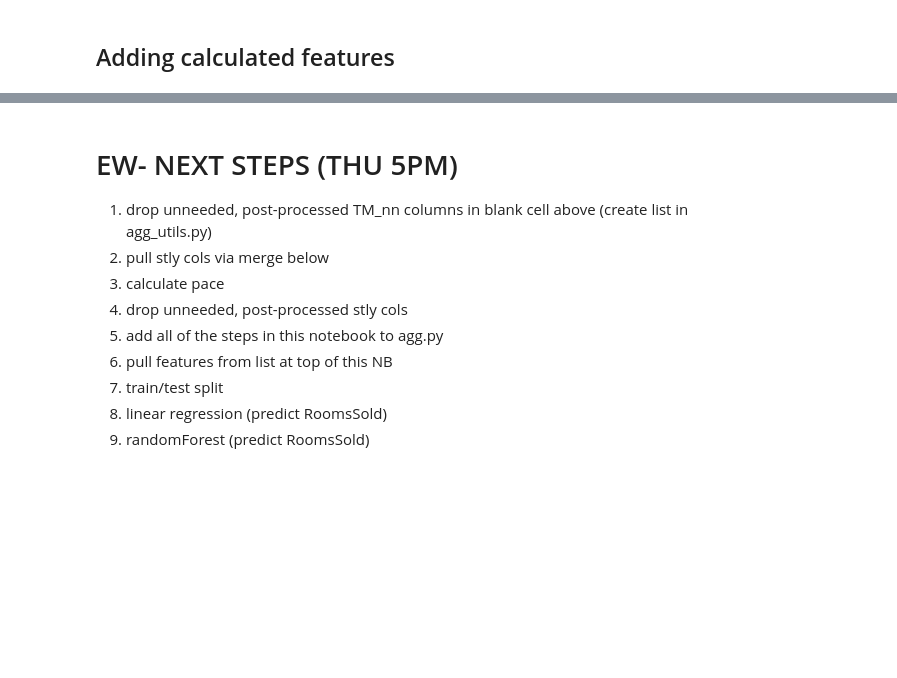
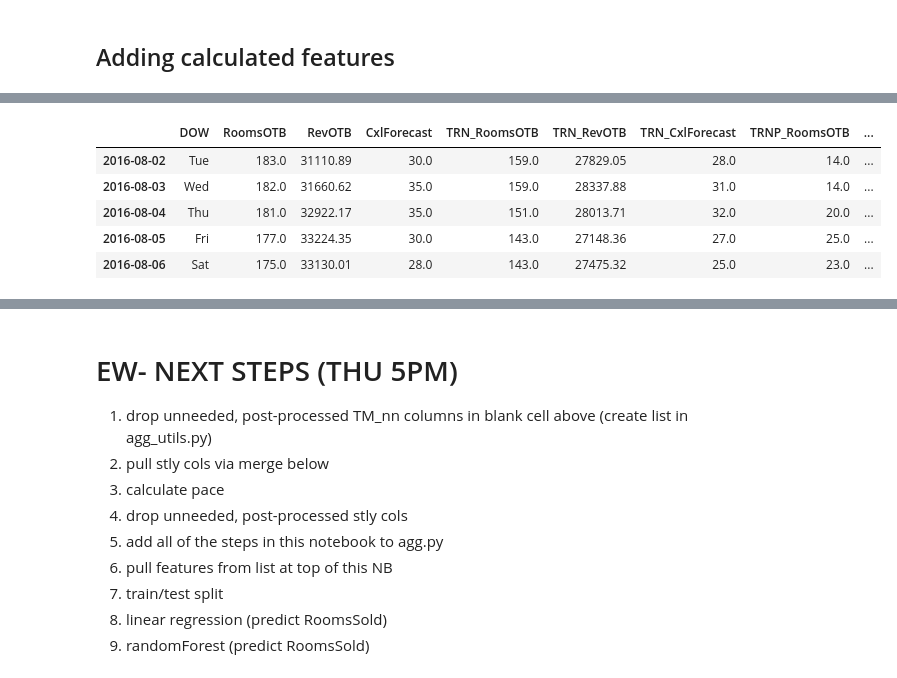
Before and after one commit to edubu2/hotel-revman-system, a Jupyter notebook: code/feature_eng_demand.ipynb, the cells around one changed output, grey strips where cells are left out. Cells and saved outputs as stored; diff of their text form; code cells hidden in the pictures; blank space fills up the shorter version.

```diff
--- a/code/feature_eng_demand.ipynb
+++ b/code/feature_eng_demand.ipynb
@@ -190,21 +183,24 @@ df_sim["NONTRN_CxlForecast"] = df_sim.CxlForecast - df_sim.TRN_CxlForecast
 # %%
 # Add last-year actual columns ("LYA_")
 
 def apply_ly_cols(row):
-    stly_date = row["STLY_Date"]
+    stly_date = row["STLY_StayDate"]
     stly_date_str = datetime.datetime.strftime(stly_date, format=DATE_FMT)
 
     df_lya = list(h1_dbd.loc[stly_date_str, ly_cols_agg])
     return tuple(df_lya)
 
 ly_new_cols = ["LYA_" + col for col in ly_cols_agg]
-df_sim[ly_new_cols] = df_sim[["STLY_Date"]].apply(apply_ly_cols, axis=1, result_type="expand")
+df_sim[ly_new_cols] = df_sim[["STLY_StayDate"]].apply(apply_ly_cols, axis=1, result_type="expand")
 
 df_sim.fillna(0, inplace=True)
 
 df_sim.head()
-
-# df_sim["TRN_ADR_OTB"] = round(df_sim["TRN_RevOTB"] / df_sim["TRN_RoomsOTB"], 2)
-# df_sim["LYA_ADR"] = round(df_sim.RevOTB / df_sim.RoomsOTB, 2)
-# df_sim["LYA_TRN_ADR"] = round(df_sim["LYA_TRN_RoomRev"] / df_sim["LYA_TRN_RoomsSold"], 2)
+# %% [output]
+|  | DOW | RoomsOTB | RevOTB | CxlForecast | TRN_RoomsOTB | TRN_RevOTB | TRN_CxlForecast | TRNP_RoomsOTB | ... |
+| 2016-08-02 | Tue | 183.0 | 31110.89 | 30.0 | 159.0 | 27829.05 | 28.0 | 14.0 | ... |
+| 2016-08-03 | Wed | 182.0 | 31660.62 | 35.0 | 159.0 | 28337.88 | 31.0 | 14.0 | ... |
+| 2016-08-04 | Thu | 181.0 | 32922.17 | 35.0 | 151.0 | 28013.71 | 32.0 | 20.0 | ... |
+| 2016-08-05 | Fri | 177.0 | 33224.35 | 30.0 | 143.0 | 27148.36 | 27.0 | 25.0 | ... |
+| 2016-08-06 | Sat | 175.0 | 33130.01 | 28.0 | 143.0 | 27475.32 | 25.0 | 23.0 | ... |
 # %%
```
Also changed, not shown: parts of 17 cells of this notebook.
